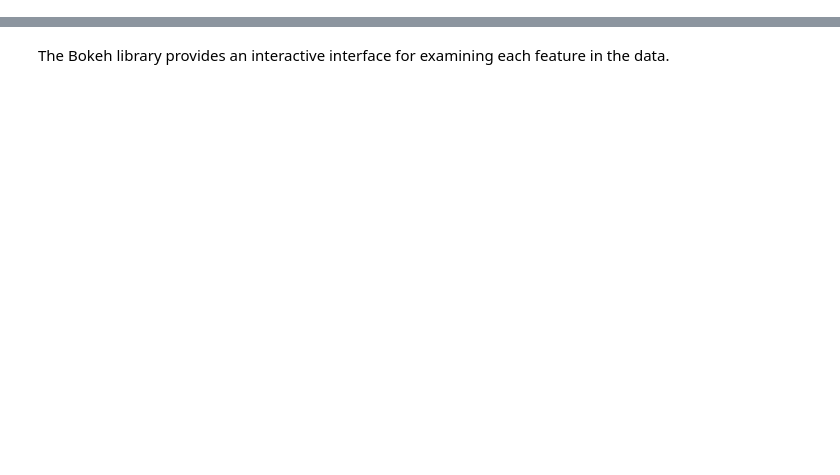
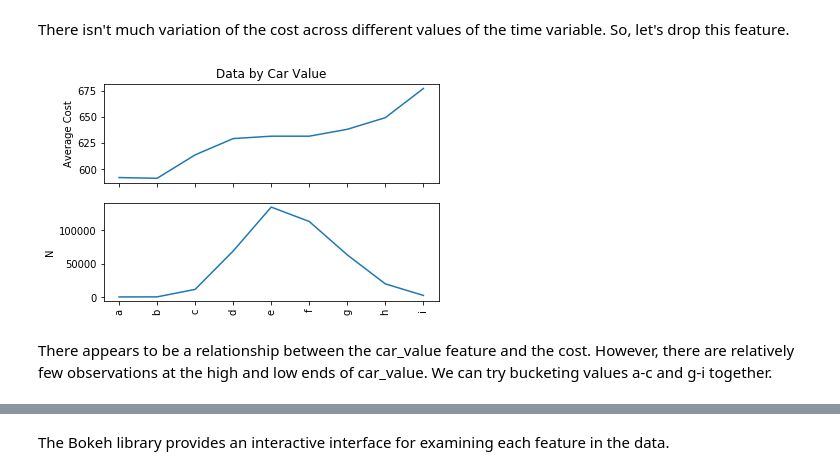
Before and after one commit to drewmalter12/AI-ML_Workshop, a Jupyter notebook: Linear Regression + Model Evaluation.ipynb, the cells around one changed output, grey strips where cells are left out. Cells and saved outputs as stored; diff of their text form; code cells hidden in the pictures; blank space fills up the shorter version.

```diff
--- a/Linear Regression + Model Evaluation.ipynb
+++ b/Linear Regression + Model Evaluation.ipynb
@@ -75,0 +223,20 @@ plt.xlabel('Car Age');
+# %% [markdown]
+There isn't much variation of the cost across different values of the time variable. So, let's drop this feature.
+# %%
+car_cost = df.groupby('car_value')['cost'].mean()
+car_counts = df.groupby('car_value').size()
+
+f, (ax1, ax2) = plt.subplots(2, 1, sharex=True)
+_ = ax1.plot(car_cost)
+_ = ax1.set_ylabel('Average Cost')
+_ = ax1.set_title('Data by Car Value')
+_ = ax2.plot(car_counts)
+_ = ax2.set_ylabel('N')
+
+for ax in f.axes:
+    plt.sca(ax)
+    plt.xticks(rotation=90)
+# %% [output]
+[figure, added]
+# %% [markdown]
+There appears to be a relationship between the car_value feature and the cost. However, there are relatively few observations at the high and low ends of car_value. We can try bucketing values a-c and g-i together.
```
Also changed, not shown: parts of 67 cells of this notebook.
